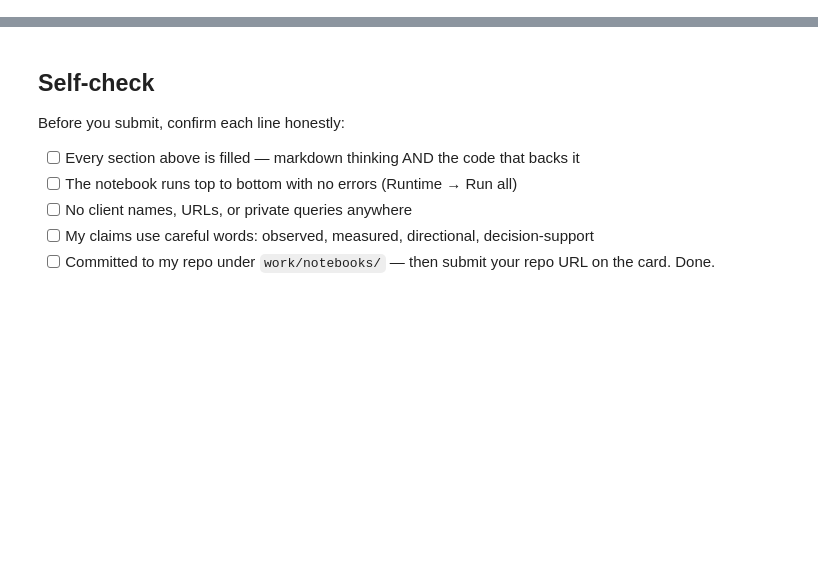
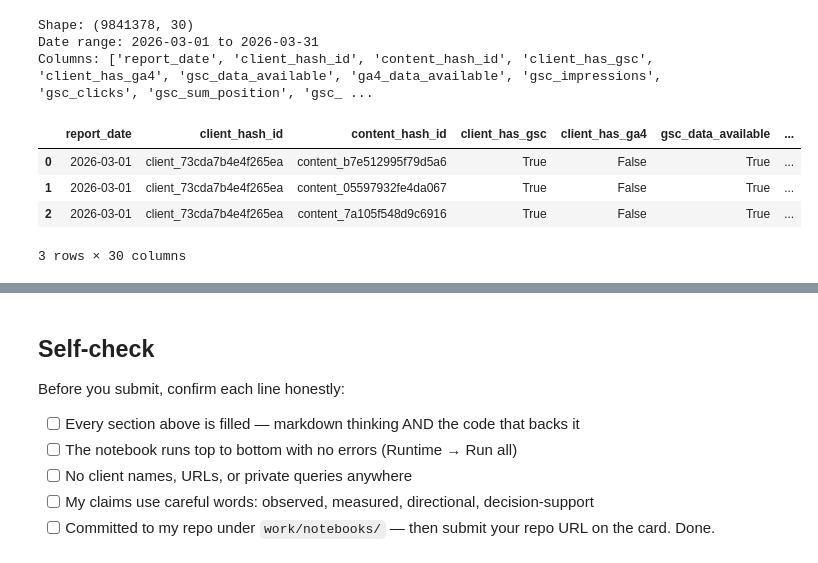
Before and after one commit to sayuj5/flyrank-internship-ml, a Jupyter notebook: work/notebooks/w03_data_contract.ipynb, the cells around one changed output, grey strips where cells are left out. Cells and saved outputs as stored; diff of their text form; code cells hidden in the pictures; blank space fills up the shorter version.

```diff
--- a/work/notebooks/w03_data_contract.ipynb
+++ b/work/notebooks/w03_data_contract.ipynb
@@ -22,0 +115,14 @@ This skeleton is yours to fill. Work the sections **in order** — each one has
+# %%
+from huggingface_hub import list_repo_files
+
+files = list(list_repo_files(
+    repo_id="FlyRank/internship-warehouse",
+    repo_type="dataset",
+    token=token
+))
+
+# Show only the fact_content_daily_performance files
+perf_files = [f for f in files if 'fact_content_daily' in f]
+print(f"Available files ({len(perf_files)}):")
+for f in perf_files:
+    print(f)
@@ -22,0 +150,28 @@ This skeleton is yours to fill. Work the sections **in order** — each one has
+# %%
+import pandas as pd
+import huggingface_hub
+
+# Download March 2026 directly (mid-panel month)
+parquet_path = huggingface_hub.hf_hub_download(
+    repo_id="FlyRank/internship-warehouse",
+    filename="fact_content_daily_performance/month=2026-03/data_0.parquet",
+    repo_type="dataset",
+    token=token
+)
+
+df_mar = pd.read_parquet(parquet_path)
+df_mar['report_date'] = pd.to_datetime(df_mar['report_date'])
+
+print(f"Shape: {df_mar.shape}")
+print(f"Date range: {df_mar['report_date'].min().date()} to {df_mar['report_date'].max().date()}")
+print(f"Columns: {df_mar.columns.tolist()}")
+df_mar.head(3)
+# %% [output]
+Shape: (9841378, 30)
+Date range: 2026-03-01 to 2026-03-31
+Columns: ['report_date', 'client_hash_id', 'content_hash_id', 'client_has_gsc', 'client_has_ga4', 'gsc_data_available', 'ga4_data_available', 'gsc_impressions', 'gsc_clicks', 'gsc_sum_position', 'gsc_ ...
+|  | report_date | client_hash_id | content_hash_id | client_has_gsc | client_has_ga4 | gsc_data_available | ... |
+| 0 | 2026-03-01 | client_73cda7b4e4f265ea | content_b7e512995f79d5a6 | True | False | True | ... |
+| 1 | 2026-03-01 | client_73cda7b4e4f265ea | content_05597932fe4da067 | True | False | True | ... |
+| 2 | 2026-03-01 | client_73cda7b4e4f265ea | content_7a105f548d9c6916 | True | False | True | ... |
+3 rows × 30 columns
```
Also changed, not shown: parts of 23 cells of this notebook.
